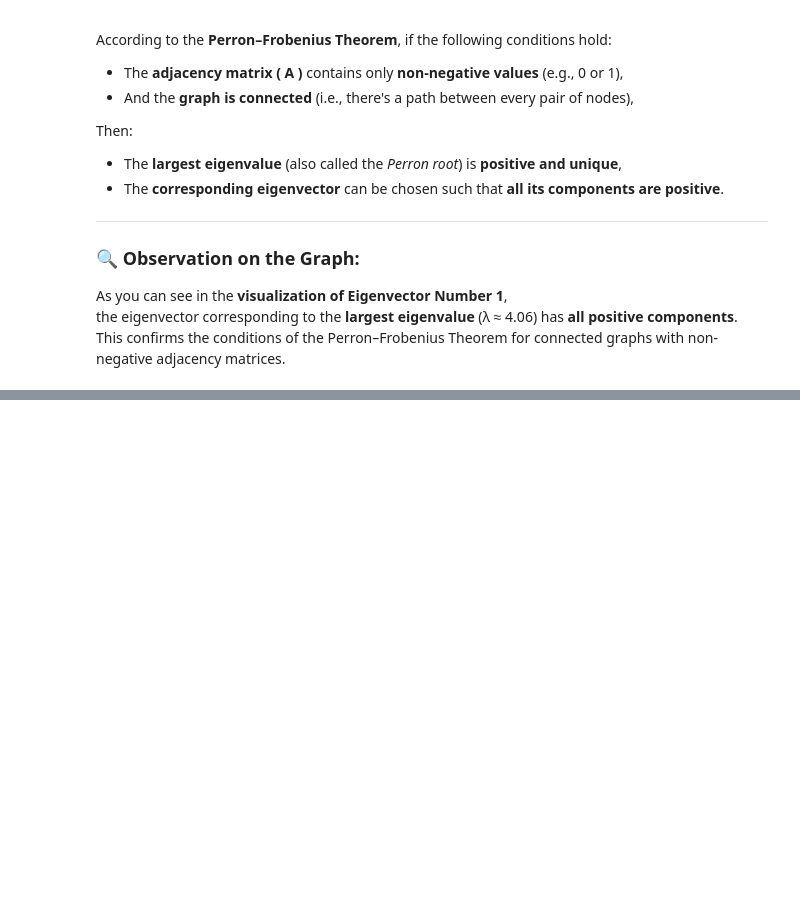
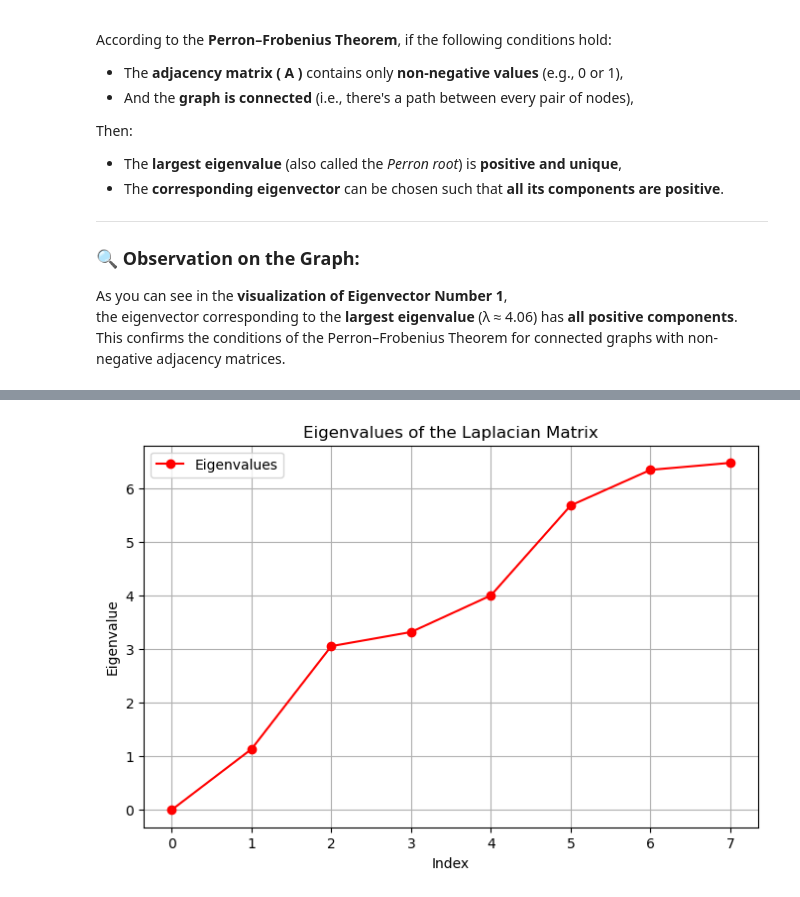
Before and after one commit to mjmousavi97/Graph-Neural-Networks, a Jupyter notebook: 03_Graph_Laplacian_Matrix/Graph Laplacian Matrix.ipynb, the cells around one changed output, grey strips where cells are left out. Cells and saved outputs as stored; diff of their text form; code cells hidden in the pictures; blank space fills up the shorter version.

```diff
--- a/03_Graph_Laplacian_Matrix/Graph Laplacian Matrix.ipynb
+++ b/03_Graph_Laplacian_Matrix/Graph Laplacian Matrix.ipynb
@@ -485,0 +803,13 @@ This confirms the conditions of the Perron–Frobenius Theorem for connected gra
+# %%
+# Adjacency Matrix
+A6 = nx.to_numpy_array(G6, dtype=int, nodelist=sorted(G6.nodes()))
+print("Adjacency Matrix:\n", A6)
+
+# Degree Matrix
+degrees = [degree for node, degree in sorted(G6.degree())]
+D6 = np.diag(degrees)
+print("\nDegree Matrix:\n", D6)
+
+# Laplacian Matrix
+L6 = D6 - A6
+print("\nLaplacian Matrix:\n", L6)
@@ -485,0 +834,5 @@ This confirms the conditions of the Perron–Frobenius Theorem for connected gra
+# %%
+eigenvalues, eigenvectors = eig(L6)
+
+U = eigenvectors
+U_inv = inv(U)
@@ -485,0 +851,11 @@ This confirms the conditions of the Perron–Frobenius Theorem for connected gra
+# %%
+plt.figure(figsize=(8, 5))
+plt.title("Eigenvalues of the Laplacian Matrix")
+plt.xlabel("Index")
+plt.ylabel("Eigenvalue")
+plt.plot(sorted(eigenvalues), 'ro-', label='Eigenvalues')
+plt.grid(True)
+plt.legend()
+plt.show()
+# %% [output]
+[figure, added]
```
Also changed, not shown: parts of 28 cells of this notebook.
